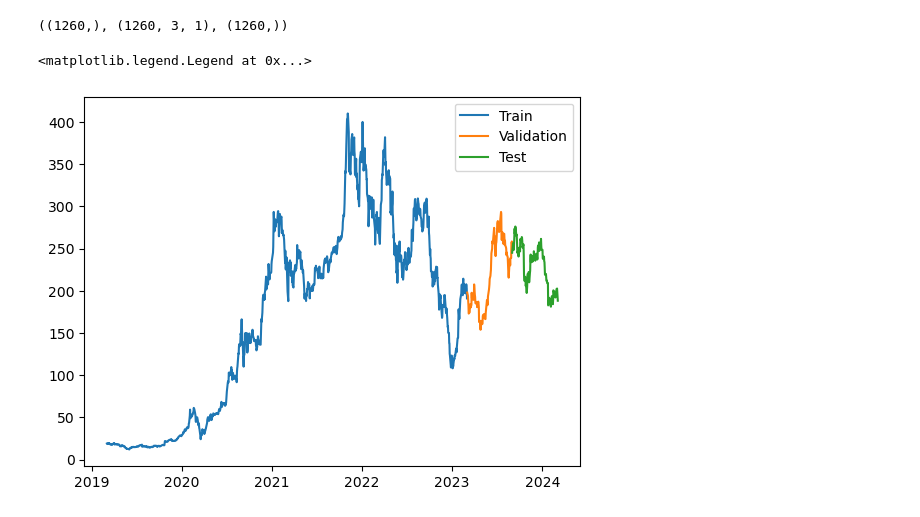
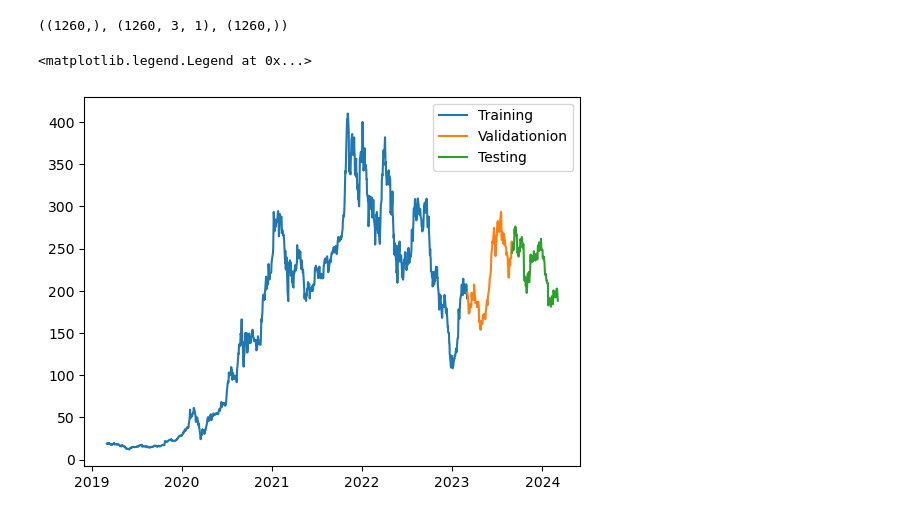
Before and after one commit to mloayzam/the_data_tweakers, a Jupyter notebook: Final Project/TSLA_Prediction_updated_v2.ipynb, the cells around one changed output. Saved outputs shown, nothing was run; the diff lists cells and outputs as text; code cells hidden in the pictures.

```diff
--- a/Final Project/TSLA_Prediction_updated_v2.ipynb
+++ b/Final Project/TSLA_Prediction_updated_v2.ipynb
@@ -399,22 +399,22 @@ dates.shape, X.shape, y.shape
 # %% [output]
 ((1260,), (1260, 3, 1), (1260,))
 # %%
-q_80 = int(len(dates) * .8)
-q_90 = int(len(dates) * .9)
+eighty_percent = int(len(dates) * .8)
+ninety_percent = int(len(dates) * .9)
 
-dates_train, X_train, y_train = dates[:q_80], X[:q_80], y[:q_80]
+dates_train, X_train, y_train = dates[:eighty_percent], X[:eighty_percent], y[:eighty_percent]
 
-dates_val, X_val, y_val = dates[q_80:q_90], X[q_80:q_90], y[q_80:q_90]
-dates_test, X_test, y_test = dates[q_90:], X[q_90:], y[q_90:]
+dates_val, X_val, y_val = dates[eighty_percent:ninety_percent], X[eighty_percent:ninety_percent], y[eighty_percent:ninety_percent]
+dates_test, X_test, y_test = dates[ninety_percent:], X[ninety_percent:], y[ninety_percent:]
 
 plt.plot(dates_train, y_train)
 plt.plot(dates_val, y_val)
 plt.plot(dates_test, y_test)
 
-plt.legend(['Train', 'Validation', 'Test'])
+plt.legend(['Training', 'Validationion', 'Testing'])
 # %% [output]
 <matplotlib.legend.Legend at 0x...>
-[figure, old version]
+[figure, new version]
 # %%
 model = Sequential([layers.Input((3, 1)),
                     layers.LSTM(64),
```
Also changed, not shown: parts of 5 cells of this notebook.
